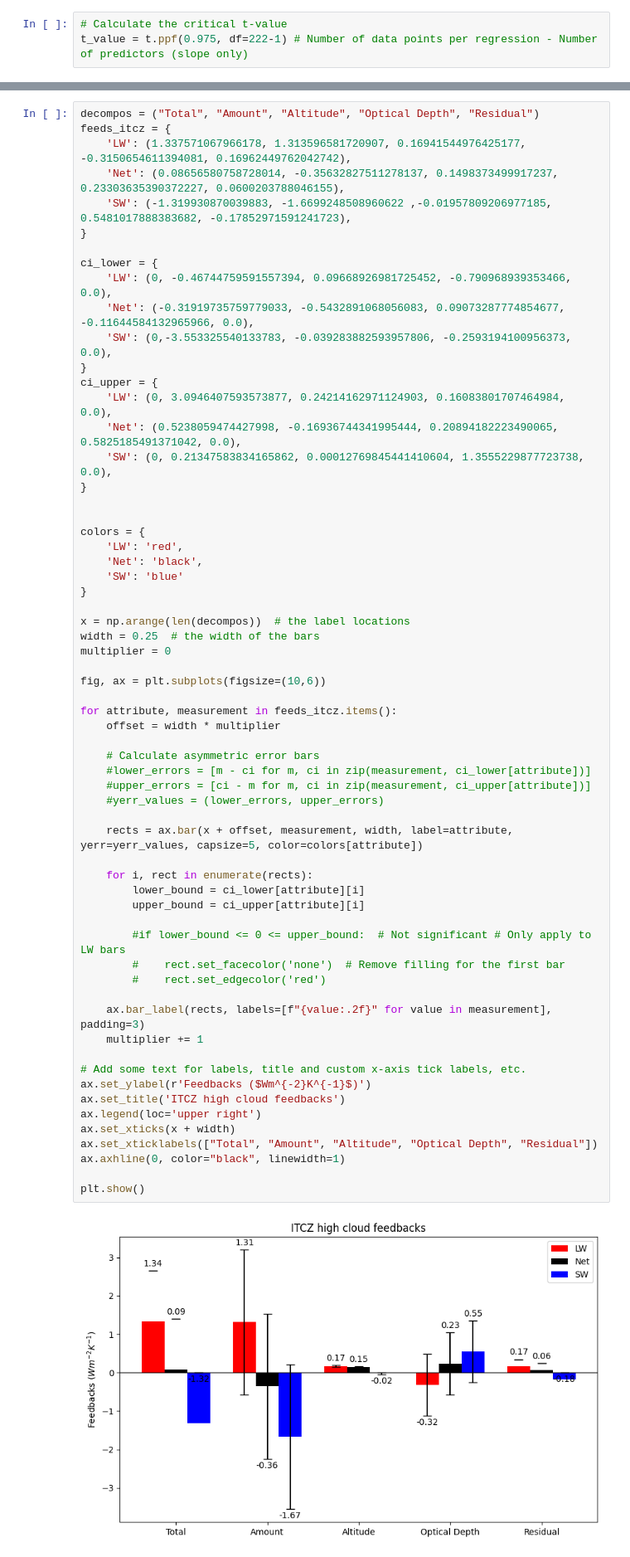
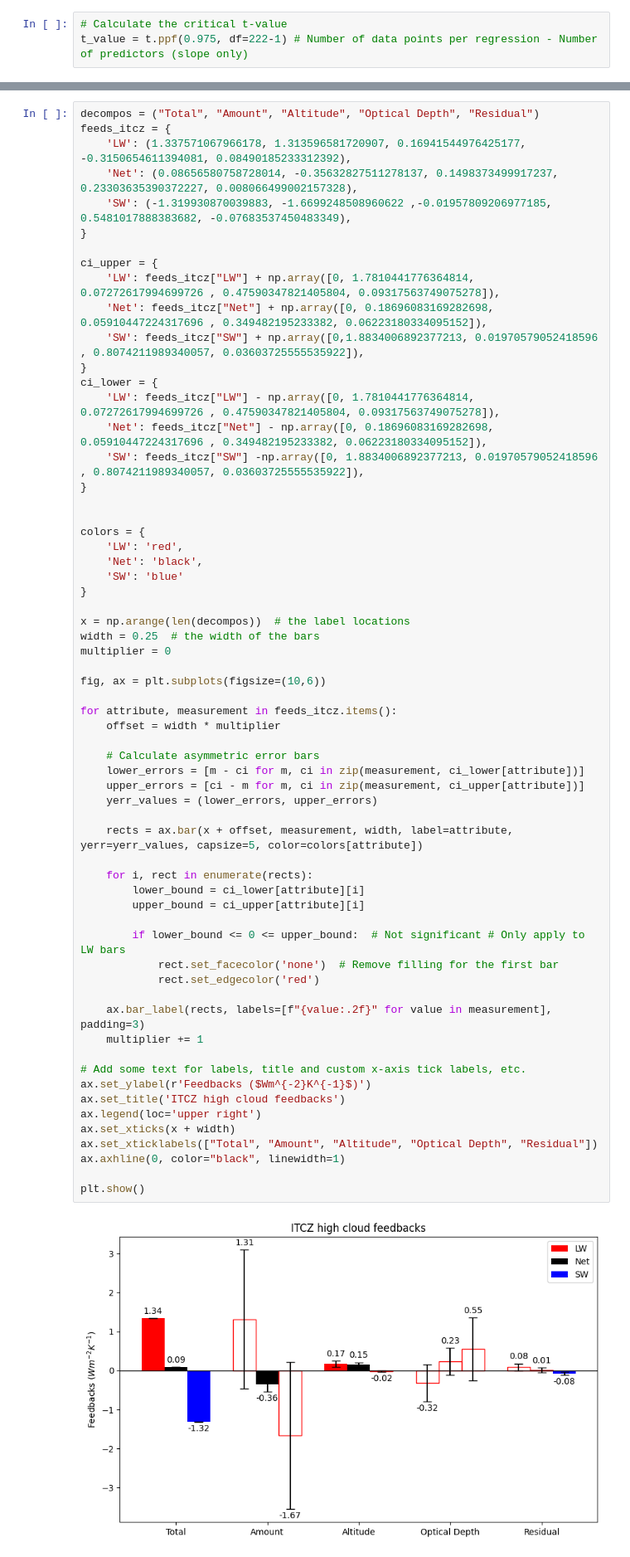
Before and after one commit to paula-rj/HighClouds, a Jupyter notebook: feedbacks.ipynb, the cells around one changed output, grey strips where cells are left out. Shown: that part at 83% size. Drawn from its saved outputs; the diff is of its cells as text.

```diff
--- a/feedbacks.ipynb
+++ b/feedbacks.ipynb
@@ -911,20 +910,20 @@ print(ci_c, c_ITCZ[0] - ci_c ,c_ITCZ[0]+ci_c)
 # %%
 decompos = ("Total", "Amount", "Altitude", "Optical Depth", "Residual")
 feeds_itcz = {
-    'LW': (1.337571067966178, 1.313596581720907, 0.16941544976425177, -0.3150654611394081, 0.16962449762042742),
-    'Net': (0.08656580758728014, -0.35632827511278137, 0.1498373499917237, 0.23303635390372227, 0.0600203788046155),
-    'SW': (-1.319930870039883, -1.6699248508960622 ,-0.01957809206977185, 0.5481017888383682, -0.17852971591241723),
+    'LW': (1.337571067966178, 1.313596581720907, 0.16941544976425177, -0.3150654611394081, 0.08490185233312392),
+    'Net': (0.08656580758728014, -0.35632827511278137, 0.1498373499917237, 0.23303635390372227, 0.008066499002157328),
+    'SW': (-1.319930870039883, -1.6699248508960622 ,-0.01957809206977185, 0.5481017888383682, -0.07683537450483349),
 }
 
+ci_upper = {
+    'LW': feeds_itcz["LW"] + np.array([0, 1.7810441776364814, 0.07272617994699726 , 0.47590347821405804, 0.09317563749075278]),
+    'Net': feeds_itcz["Net"] + np.array([0, 0.18696083169282698, 0.05910447224317696 , 0.349482195233382, 0.06223180334095152]),
+    'SW': feeds_itcz["SW"] + np.array([0,1.8834006892377213, 0.01970579052418596 , 0.8074211989340057, 0.03603725555535922]),
+}
 ci_lower = {
-    'LW': (0, -0.46744759591557394, 0.09668926981725452, -0.790968939353466, 0.0),
-    'Net': (-0.31919735759779033, -0.5432891068056083, 0.09073287774854677, -0.11644584132965966, 0.0),
-    'SW': (0,-3.553325540133783, -0.039283882593957806, -0.2593194100956373, 0.0),
-}
-ci_upper = {
-    'LW': (0, 3.0946407593573877, 0.24214162971124903, 0.16083801707464984, 0.0),
-    'Net': (0.5238059474427998, -0.16936744341995444, 0.20894182223490065, 0.5825185491371042, 0.0),
-    'SW': (0, 0.21347583834165862, 0.00012769845441410604, 1.3555229877723738, 0.0),
+    'LW': feeds_itcz["LW"] - np.array([0, 1.7810441776364814, 0.07272617994699726 , 0.47590347821405804, 0.09317563749075278]),
+    'Net': feeds_itcz["Net"] - np.array([0, 0.18696083169282698, 0.05910447224317696 , 0.349482195233382, 0.06223180334095152]),
+    'SW': feeds_itcz["SW"] -np.array([0, 1.8834006892377213, 0.01970579052418596 , 0.8074211989340057, 0.03603725555535922]),
 }
 
 
@@ -938,40 +937,40 @@ x = np.arange(len(decompos))  # the label locations
 width = 0.25  # the width of the bars
 multiplier = 0
 
 fig, ax = plt.subplots(figsize=(10,6))
 
 for attribute, measurement in feeds_itcz.items():
     offset = width * multiplier
 
     # Calculate asymmetric error bars
-    #lower_errors = [m - ci for m, ci in zip(measurement, ci_lower[attribute])]
-    #upper_errors = [ci - m for m, ci in zip(measurement, ci_upper[attribute])]
-    #yerr_values = (lower_errors, upper_errors)
+    lower_errors = [m - ci for m, ci in zip(measurement, ci_lower[attribute])]
+    upper_errors = [ci - m for m, ci in zip(measurement, ci_upper[attribute])]
+    yerr_values = (lower_errors, upper_errors)
 
     rects = ax.bar(x + offset, measurement, width, label=attribute, yerr=yerr_values, capsize=5, color=colors[attribute])
 
     for i, rect in enumerate(rects):
         lower_bound = ci_lower[attribute][i]
         upper_bound = ci_upper[attribute][i]
 
-        #if lower_bound <= 0 <= upper_bound:  # Not significant # Only apply to LW bars
-        #    rect.set_facecolor('none')  # Remove filling for the first bar
-        #    rect.set_edgecolor('red')
+        if lower_bound <= 0 <= upper_bound:  # Not significant # Only apply to LW bars
+            rect.set_facecolor('none')  # Remove filling for the first bar
+            rect.set_edgecolor('red')
 
     ax.bar_label(rects, labels=[f"{value:.2f}" for value in measurement], padding=3)
     multiplier += 1
 
 # Add some text for labels, title and custom x-axis tick labels, etc.
 ax.set_ylabel(r'Feedbacks ($Wm^{-2}K^{-1}$)')
 ax.set_title('ITCZ high cloud feedbacks')
 ax.legend(loc='upper right')
 ax.set_xticks(x + width)
 ax.set_xticklabels(["Total", "Amount", "Altitude", "Optical Depth", "Residual"])
 ax.axhline(0, color="black", linewidth=1)
 
 plt.show()
 # %% [output]
-[figure, old version]
+[figure, new version]
 # %% [markdown]
 Overall, feedbacks are larger, which makes sense because area is smaller. In conclusion, same pattern than in the Tropics for altitude and OD feedbacks. Amount ant total are the other way round for SW and LW, but net is the same. The total net is even more close to 0 in the ITCZ in comparison to the Pacific.
 I don't know why the residual is so high, and is positive for LW and Net in contrast to tropics.
```
Also changed, not shown: parts of 19 cells of this notebook, 1 other file.
